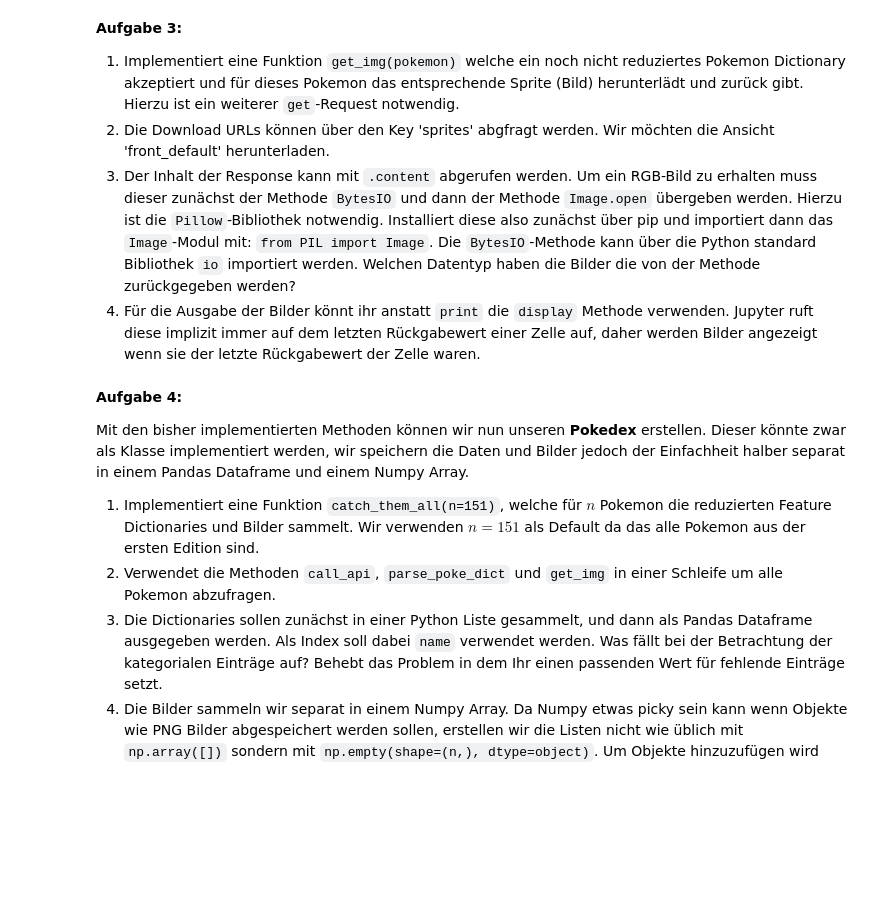
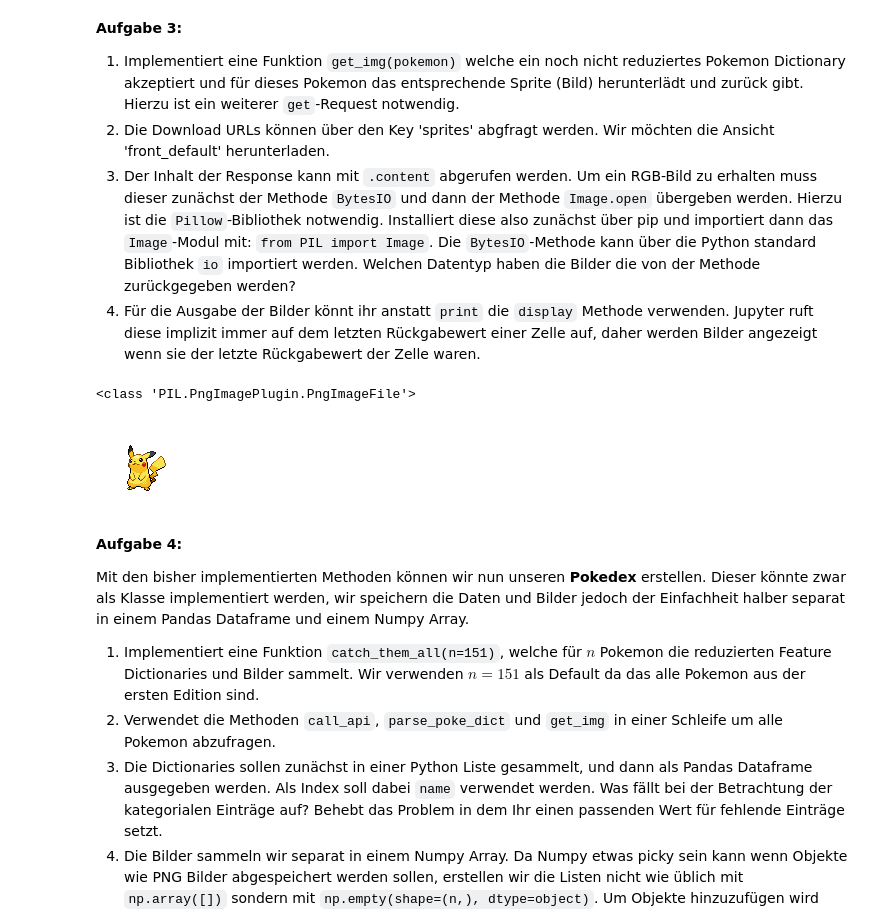
Before and after one commit to PatrykGadziomski/Data-Mining-and-Pattern-Recognition-HdM, a Jupyter notebook: Experiment 2/Versuch_PokemonClustering.ipynb, the cells around one changed output. Cells and saved outputs as stored; diff of their text form; code cells hidden in the pictures; blank space fills up the shorter version.

```diff
--- a/Experiment 2/Versuch_PokemonClustering.ipynb
+++ b/Experiment 2/Versuch_PokemonClustering.ipynb
@@ -124,0 +164,11 @@ Als Erstes müssen wir Daten über die API holen, damit wir diese für das Erste
+# %%
+def call_api(endpoints, resource_id):
+    results = requests.get(f'{endpoints}/{resource_id}')
+    results.raise_for_status()
+    return results.json()
+# %%
+endpoint = 'https://pokeapi.co/api/v2/pokemon'
+resource_id = 25
+resource_name = 'pikachu'
+
+pprint(call_api(endpoints=endpoint, resource_id=resource_id))
@@ -146,3 +306,20 @@ Als Erstes müssen wir Daten über die API holen, damit wir diese für das Erste
+# %%
+def get_img(pokemon):
+    sprite = pokemon['sprites']['front_default']
+    sprite = requests.get(sprite)
+
+    image = io.BytesIO(sprite.content)
+    image = Image.open(image)
+
+    return image
+# %%
+result = call_api(endpoints=endpoint, resource_id=25)
+
+print(type(get_img(pokemon=result)))
+display(get_img(pokemon=result))
+# %% [output]
+<class 'PIL.PngImagePlugin.PngImageFile'>
+[figure, added]
 # %% [markdown]
 **Aufgabe 4:**
 
```
Also changed, not shown: parts of 40 cells of this notebook.
